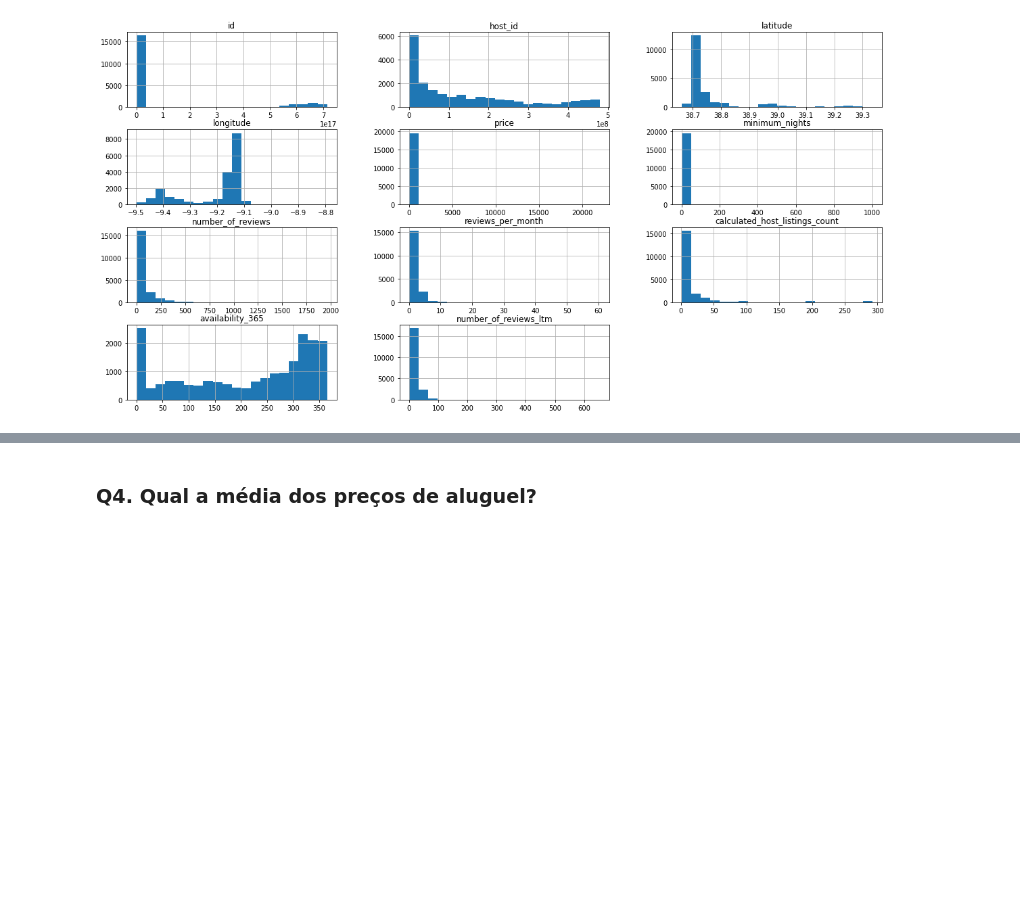
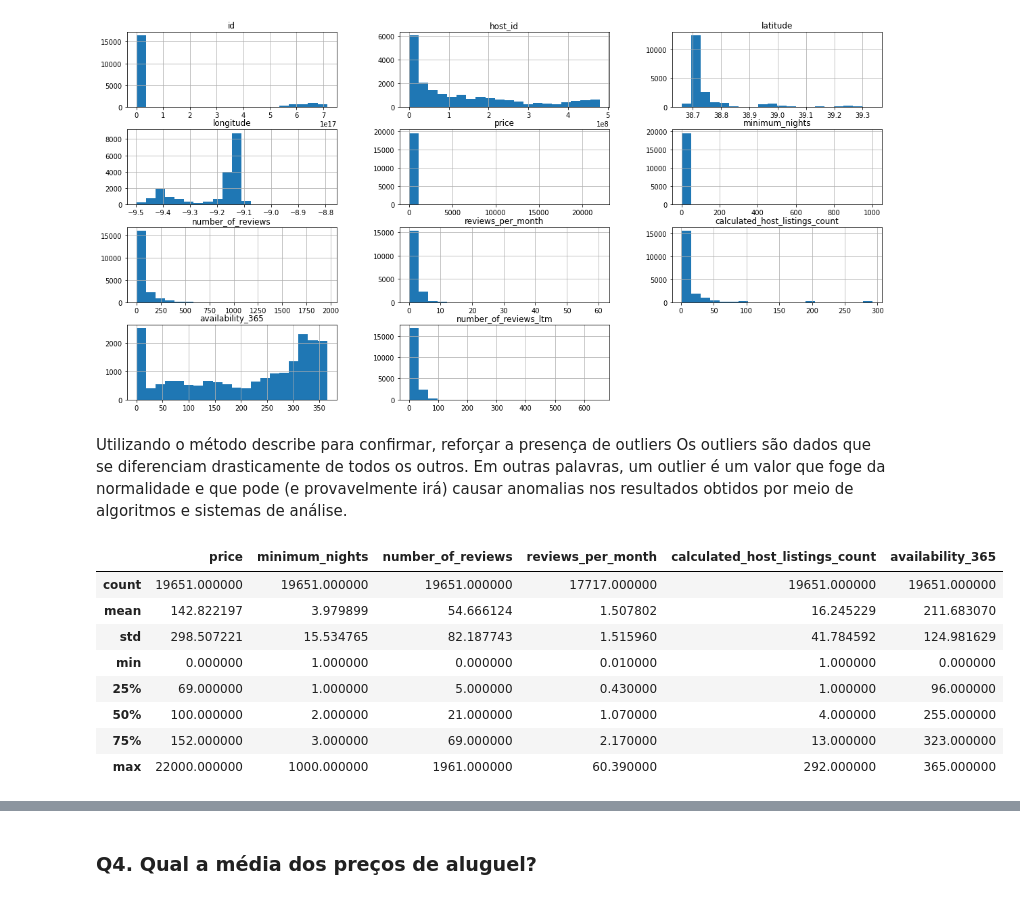
Before and after one commit to carloshaar/inside_airbnb_lisbon, a Jupyter notebook: Carlos_Haar_Analisando_os_Dados_do_Airbnb_Lisbon_Portugal.ipynb, the cells around one changed output, grey strips where cells are left out. Cells and saved outputs as stored; diff of their text form; code cells hidden in the pictures; blank space fills up the shorter version.

```diff
--- a/Carlos_Haar_Analisando_os_Dados_do_Airbnb_Lisbon_Portugal.ipynb
+++ b/Carlos_Haar_Analisando_os_Dados_do_Airbnb_Lisbon_Portugal.ipynb
@@ -142,3 +143,19 @@ Plotando os histogramas das váriaveis númericas para avaliar a existência de
 df.hist(bins=20, figsize=(20,10));
 # %% [output]
 [figure]
+# %% [markdown]
+Utilizando o método describe para confirmar, reforçar a presença de outliers
+Os outliers são dados que se diferenciam drasticamente de todos os outros. Em outras palavras, um outlier é um valor que foge da normalidade e que pode (e provavelmente irá) causar anomalias nos resultados obtidos por meio de algoritmos e sistemas de análise.
+# %%
+df[['price', 'minimum_nights', 'number_of_reviews', 'reviews_per_month',
+    'calculated_host_listings_count', 'availability_365']].describe()
+# %% [output]
+|  | price | minimum_nights | number_of_reviews | reviews_per_month | calculated_host_listings_count | availability_365 |
+| count | 19651.000000 | 19651.000000 | 19651.000000 | 17717.000000 | 19651.000000 | 19651.000000 |
+| mean | 142.822197 | 3.979899 | 54.666124 | 1.507802 | 16.245229 | 211.683070 |
+| std | 298.507221 | 15.534765 | 82.187743 | 1.515960 | 41.784592 | 124.981629 |
+| min | 0.000000 | 1.000000 | 0.000000 | 0.010000 | 1.000000 | 0.000000 |
+| 25% | 69.000000 | 1.000000 | 5.000000 | 0.430000 | 1.000000 | 96.000000 |
+| 50% | 100.000000 | 2.000000 | 21.000000 | 1.070000 | 4.000000 | 255.000000 |
+| 75% | 152.000000 | 3.000000 | 69.000000 | 2.170000 | 13.000000 | 323.000000 |
+| max | 22000.000000 | 1000.000000 | 1961.000000 | 60.390000 | 292.000000 | 365.000000 |
```
Also changed, not shown: parts of 19 cells of this notebook.
